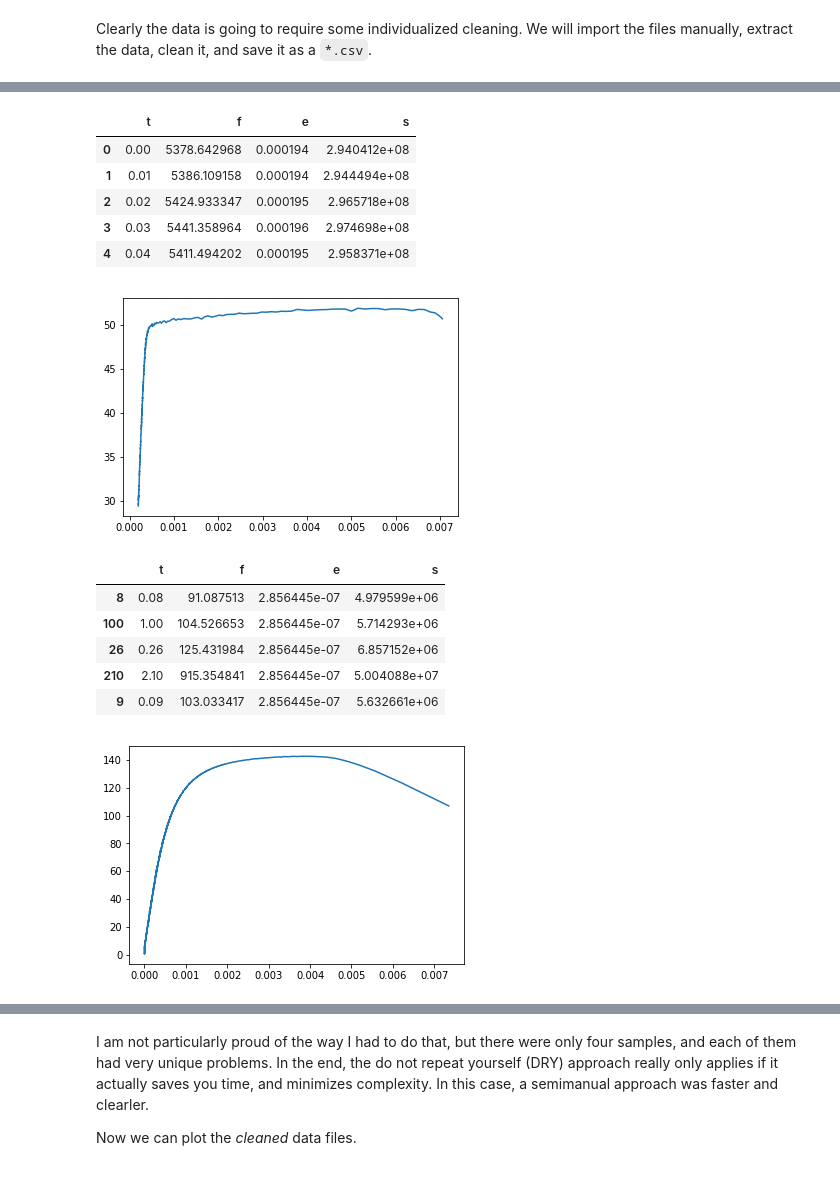
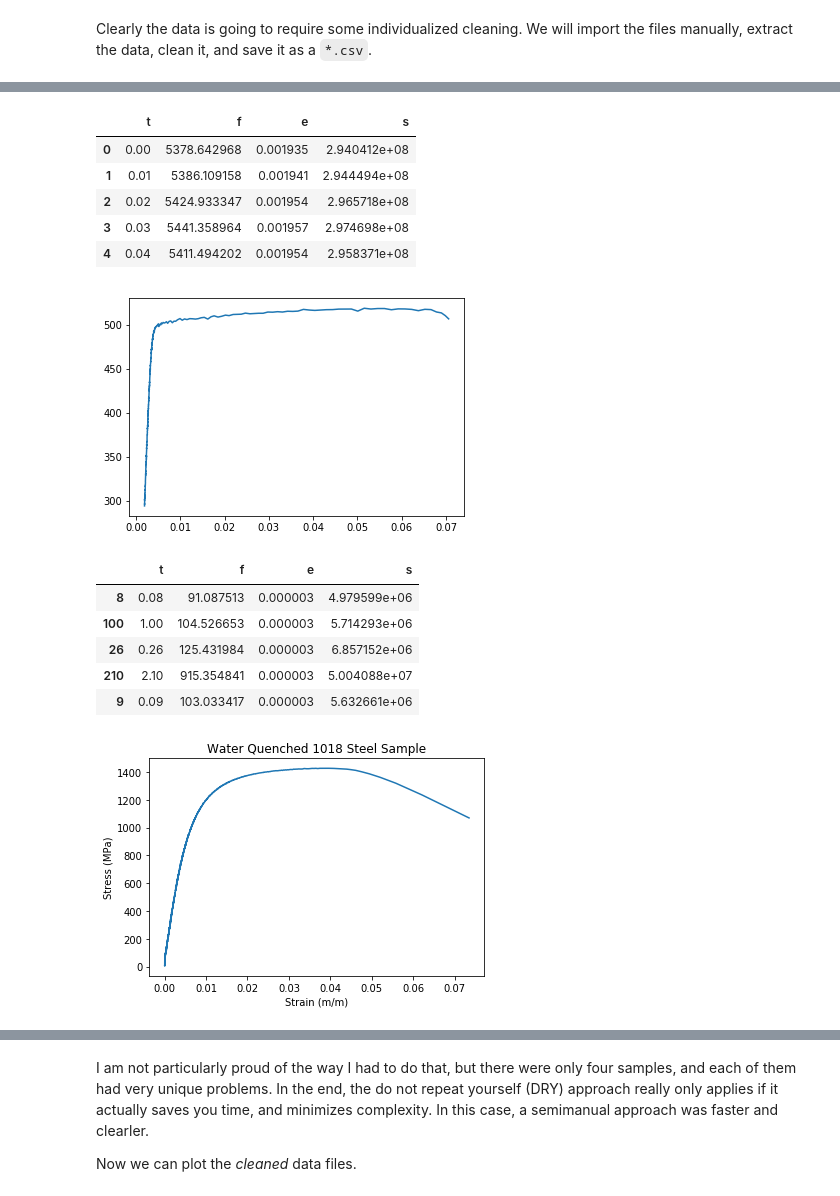
Before and after one commit to mmolter/ME303, a Jupyter notebook: Labs/Lab 5 - Heat Treatment/analysis.ipynb, the cells around one changed output, grey strips where cells are left out. Drawn from its saved outputs; the diff is of its cells as text; code cells hidden in the pictures.

Commit message:
Fixed strain issue, originally off by factor of ten!

```diff
--- a/Labs/Lab 5 - Heat Treatment/analysis.ipynb
+++ b/Labs/Lab 5 - Heat Treatment/analysis.ipynb
@@ -109,7 +110,7 @@ file = r'sample data/8am_air_quench.lvm'
 df = pd.read_csv(file, skiprows=23, delimiter='\t', names=['t', 'f', 'e', 'comment'])
 df = df.drop(columns=['comment'])
 df['t'] = df['t'] - min(df['t'])
-df['e'] = df['e'] / 10e6
+df['e'] = df['e'] / 1e6
 
 df = df[df['t'] < 4.18]
 
@@ -125,18 +126,18 @@ area = np.pi * radius**2  # m2
 
 df['s'] = df['f'] / area
 
-plt.plot(df['e'], df['s'] / 10e6)
+plt.plot(df['e'], df['s'] / 1e6)
 
 df.to_csv(r'processed data/air.csv')
 df.head()
 # %% [output]
 |  | t | f | e | s |
-| 0 | 0.00 | 5378.642968 | 0.000194 | 2.940412e+08 |
-| 1 | 0.01 | 5386.109158 | 0.000194 | 2.944494e+08 |
-| 2 | 0.02 | 5424.933347 | 0.000195 | 2.965718e+08 |
-| 3 | 0.03 | 5441.358964 | 0.000196 | 2.974698e+08 |
-| 4 | 0.04 | 5411.494202 | 0.000195 | 2.958371e+08 |
+| 0 | 0.00 | 5378.642968 | 0.001935 | 2.940412e+08 |
+| 1 | 0.01 | 5386.109158 | 0.001941 | 2.944494e+08 |
+| 2 | 0.02 | 5424.933347 | 0.001954 | 2.965718e+08 |
+| 3 | 0.03 | 5441.358964 | 0.001957 | 2.974698e+08 |
+| 4 | 0.04 | 5411.494202 | 0.001954 | 2.958371e+08 |
-[figure, old version]
+[figure, new version]
 # %%
 file1 = r'sample data/10am_water_quench.lvm'
 file2 = r'sample data/10am_water_quench_0001.lvm'
@@ -145,40 +146,43 @@ df1 = pd.read_csv(file1, skiprows=23, delimiter='\t', names=['t', 'f', 'e', 'com
 df2 = pd.read_csv(file2, skiprows=23, delimiter='\t', names=['t', 'f', 'e', 'comment'])
 
 df = pd.concat([df1, df2])
 df = df.sort_values(by=['e'])
 
 
 
 df = df.drop(columns=['comment'])
 df['t'] = df['t'] - min(df['t'])
-df['e'] = df['e'] / 10e6
+df['e'] = df['e'] / 1e6
 
 df = df[df['t'] < 50]
 df = df[df['e'] > 0]
 
 # Convert [lbf] to [N]
 df['f'] = df['f'] * 4.44822
 
 diameter = 0.190           # in.
 diameter = diameter * 2.54 # cm.
 diameter = diameter / 100  # m.
 radius   = diameter / 2
 
 area = np.pi * radius**2  # m2
 
 df['s'] = df['f'] / area
 
-plt.plot(df['e'], df['s'] / 10e6)
+plt.title('Water Quenched 1018 Steel Sample')
+plt.xlabel('Strain (m/m)')
+plt.ylabel('Stress (MPa)')
+plt.plot(df['e'], df['s'] / 1e6)
 
 df.to_csv(r'processed data/water.csv')
 df.head()
 # %% [output]
 |  | t | f | e | s |
-| 8 | 0.08 | 91.087513 | 2.856445e-07 | 4.979599e+06 |
-| 100 | 1.00 | 104.526653 | 2.856445e-07 | 5.714293e+06 |
-| 26 | 0.26 | 125.431984 | 2.856445e-07 | 6.857152e+06 |
-| 210 | 2.10 | 915.354841 | 2.856445e-07 | 5.004088e+07 |
-| 9 | 0.09 | 103.033417 | 2.856445e-07 | 5.632661e+06 |
+| 8 | 0.08 | 91.087513 | 0.000003 | 4.979599e+06 |
+| 100 | 1.00 | 104.526653 | 0.000003 | 5.714293e+06 |
+| 26 | 0.26 | 125.431984 | 0.000003 | 6.857152e+06 |
+| 210 | 2.10 | 915.354841 | 0.000003 | 5.004088e+07 |
+| 9 | 0.09 | 103.033417 | 0.000003 | 5.632661e+06 |
-[figure, old version]
+[figure, new version]
 # %%
 file = r'sample data/10am_untreated.lvm'
```
Also changed, not shown: parts of 4 cells of this notebook, 6 other files.
